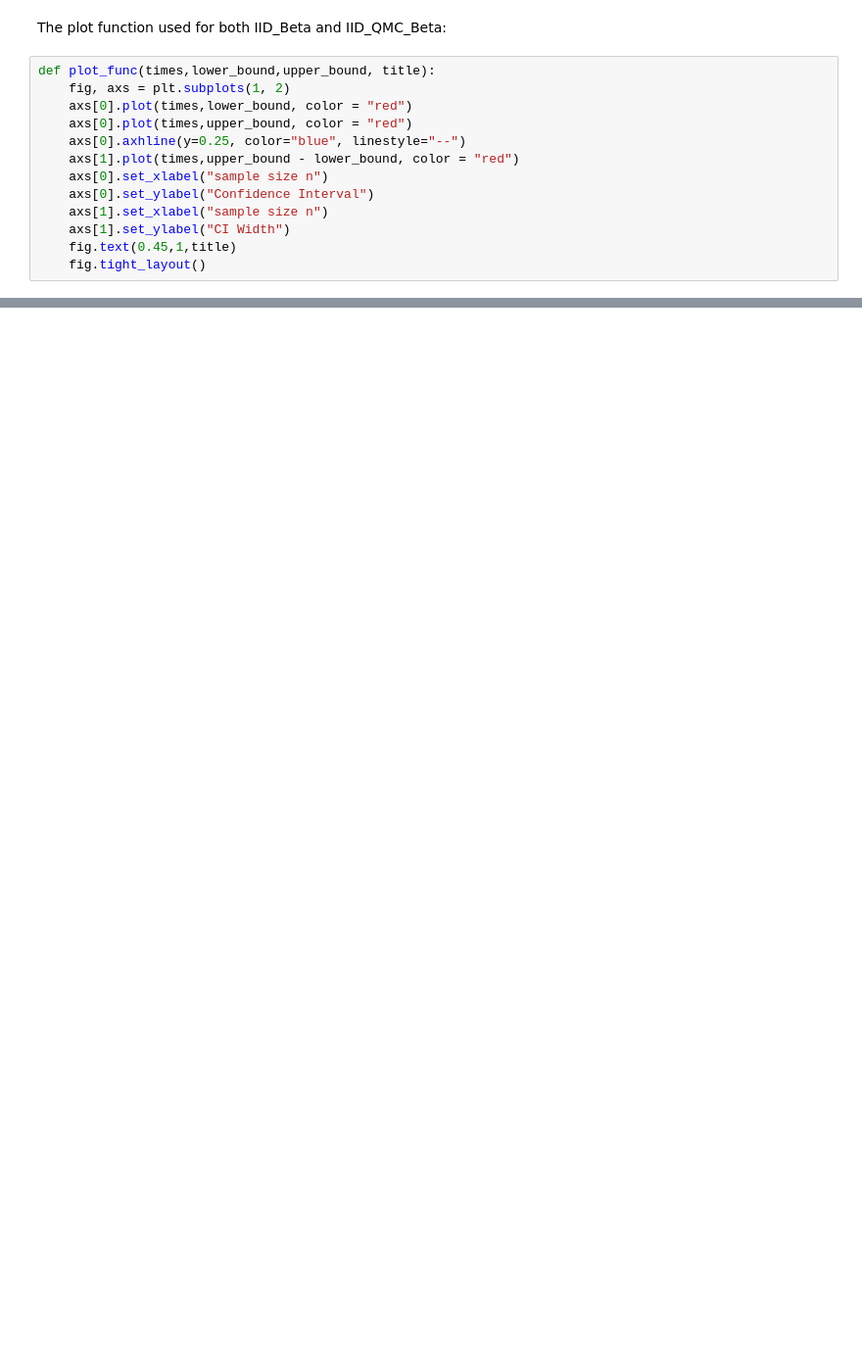
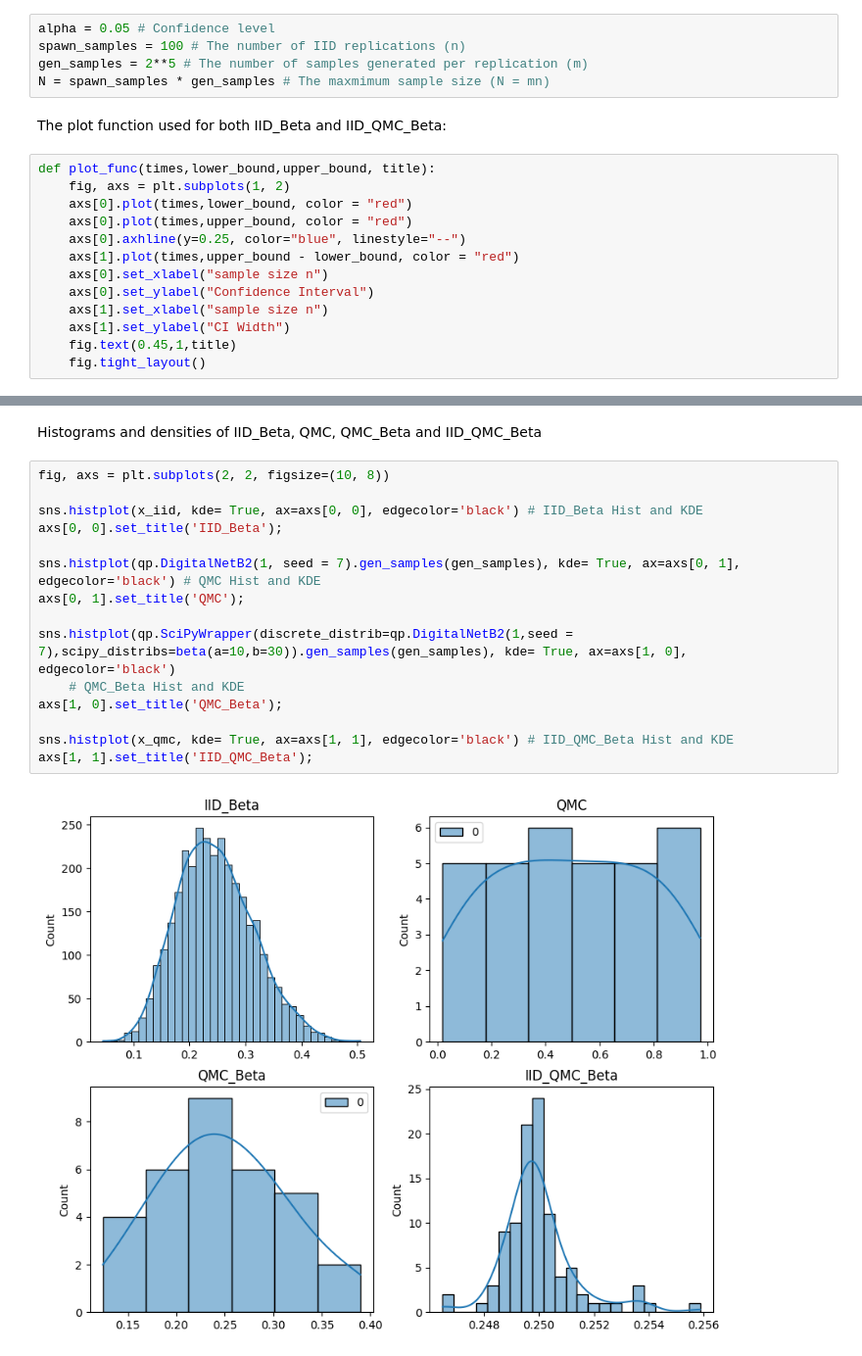
Before and after one commit to aaditj1962161/Betting-Paper-Simulations-for-QMC, a Jupyter notebook: simulations/Fixed-time/qmc_ci_Fred.ipynb, the cells around one changed output, grey strips where cells are left out. Shown at 98% size. Cells and saved outputs as stored; diff of their text form; blank space fills up the shorter version.

```diff
--- a/simulations/Fixed-time/qmc_ci_Fred.ipynb
+++ b/simulations/Fixed-time/qmc_ci_Fred.ipynb
@@ -40,3 +27,8 @@ import qmcpy as qp
+# %%
+alpha = 0.05 # Confidence level
+spawn_samples = 100 # The number of IID replications (n)
+gen_samples = 2**5 # The number of samples generated per replication (m)
+N = spawn_samples * gen_samples # The maxmimum sample size (N = mn)
 # %% [markdown]
 The plot function used for both IID_Beta and IID_QMC_Beta:
 # %%
@@ -115,0 +88,19 @@ Using 11 cores
+# %% [markdown]
+Histograms and densities of IID_Beta, QMC, QMC_Beta and IID_QMC_Beta
+# %%
+fig, axs = plt.subplots(2, 2, figsize=(10, 8))
+
+sns.histplot(x_iid, kde= True, ax=axs[0, 0], edgecolor='black') # IID_Beta Hist and KDE
+axs[0, 0].set_title('IID_Beta');
+
+sns.histplot(qp.DigitalNetB2(1, seed = 7).gen_samples(gen_samples), kde= True, ax=axs[0, 1], edgecolor='black') # QMC Hist and KDE
+axs[0, 1].set_title('QMC');
+
+sns.histplot(qp.SciPyWrapper(discrete_distrib=qp.DigitalNetB2(1,seed = 7),scipy_distribs=beta(a=10,b=30)).gen_samples(gen_samples), kde= True, ax=axs[1, 0], edgecolor='black')
+    # QMC_Beta Hist and KDE
+axs[1, 0].set_title('QMC_Beta');
+
+sns.histplot(x_qmc, kde= True, ax=axs[1, 1], edgecolor='black') # IID_QMC_Beta Hist and KDE
+axs[1, 1].set_title('IID_QMC_Beta');
+# %% [output]
+[figure, added]
```
Also changed, not shown: parts of 13 cells of this notebook.
